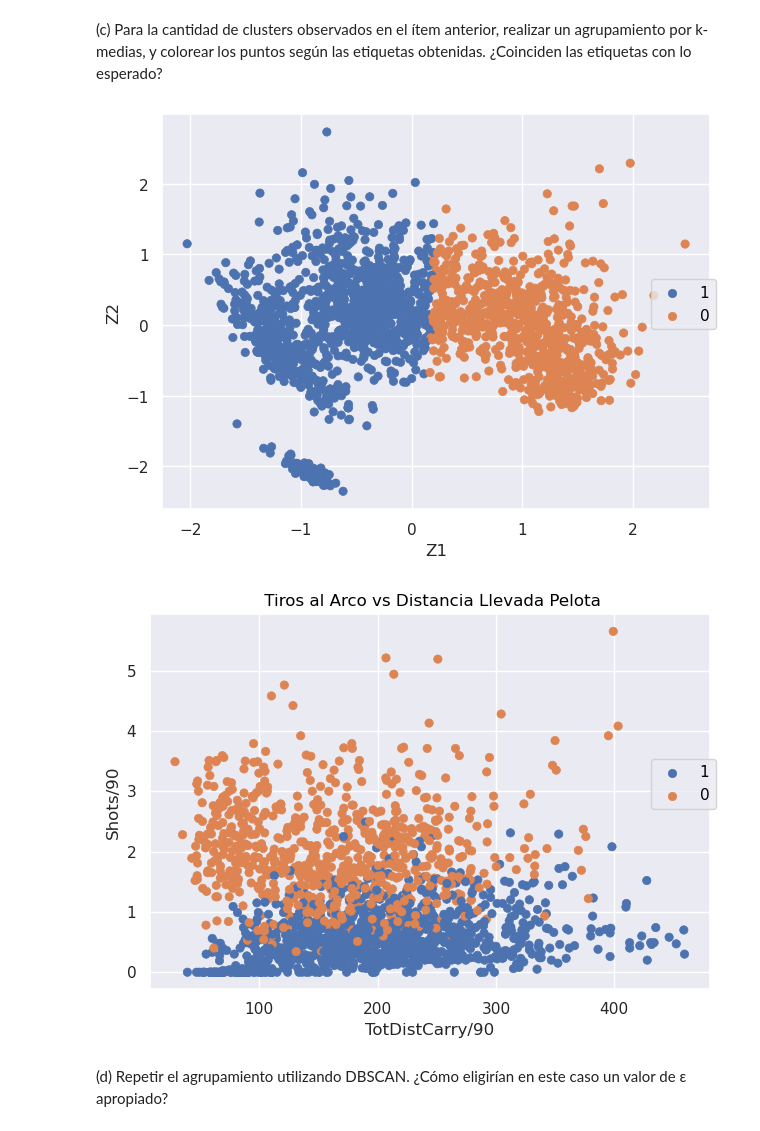
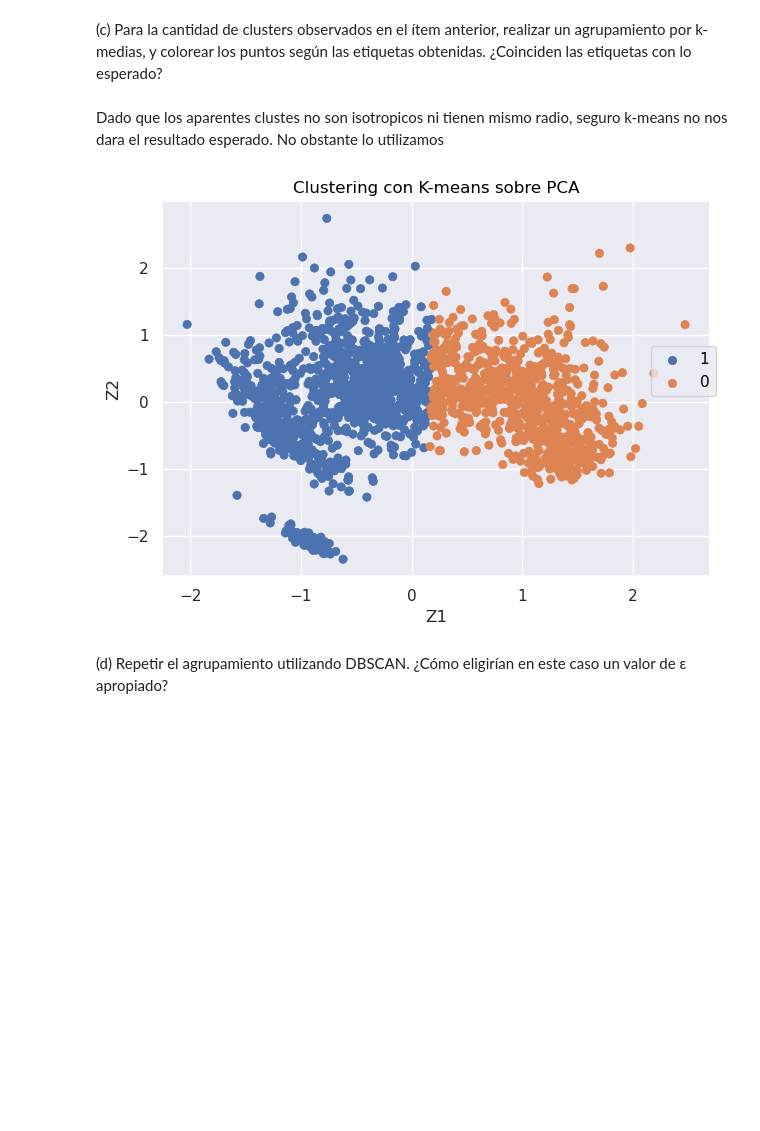
Before and after one commit to Dani-Bustos/Tp-2-LaboDeDatos, a Jupyter notebook: Tp2.ipynb, the cells around one changed output. Cells and saved outputs as stored; diff of their text form; code cells hidden in the pictures; blank space fills up the shorter version.

```diff
--- a/Tp2.ipynb
+++ b/Tp2.ipynb
@@ -166,15 +158,15 @@ Apenas un poco mas de la mitad!. Esto nos induce a pensar que nuestros datos tie
 (c) Para la cantidad de clusters observados en el ítem anterior, realizar un agrupamiento por
 k-medias, y colorear los puntos según las etiquetas obtenidas. ¿Coinciden las etiquetas
 con lo esperado?
+# %% [markdown]
+Dado que los aparentes clustes no son isotropicos ni tienen mismo radio, seguro k-means no nos dara el resultado esperado. No obstante lo utilizamos
 # %%
 k = KMeans(n_clusters=2)
 k.fit(CompPrincipales)
 etiquetas = k.predict(CompPrincipales)
-so.Plot(CompPrincipales, x = "Z1",y= "Z2", color = etiquetas.astype("str")).add(so.Dot()).show()
-so.Plot(data_num,x =dataX, y = dataY,color = etiquetas.astype("str")).add(so.Dot()).label(title= " Tiros al Arco vs Distancia Llevada Pelota").show()
+so.Plot(CompPrincipales, x = "Z1",y= "Z2", color = etiquetas.astype("str")).add(so.Dot()).label(title  = "Clustering con K-means sobre PCA").show()
 # %% [output]
-[figure, old version]
+[figure, new version]
-[figure, removed]
 # %% [markdown]
 (d) Repetir el agrupamiento utilizando DBSCAN. ¿Cómo eligirían en este caso un valor de ε
 apropiado?
```
Also changed, not shown: parts of 12 cells of this notebook, 1 other file.
